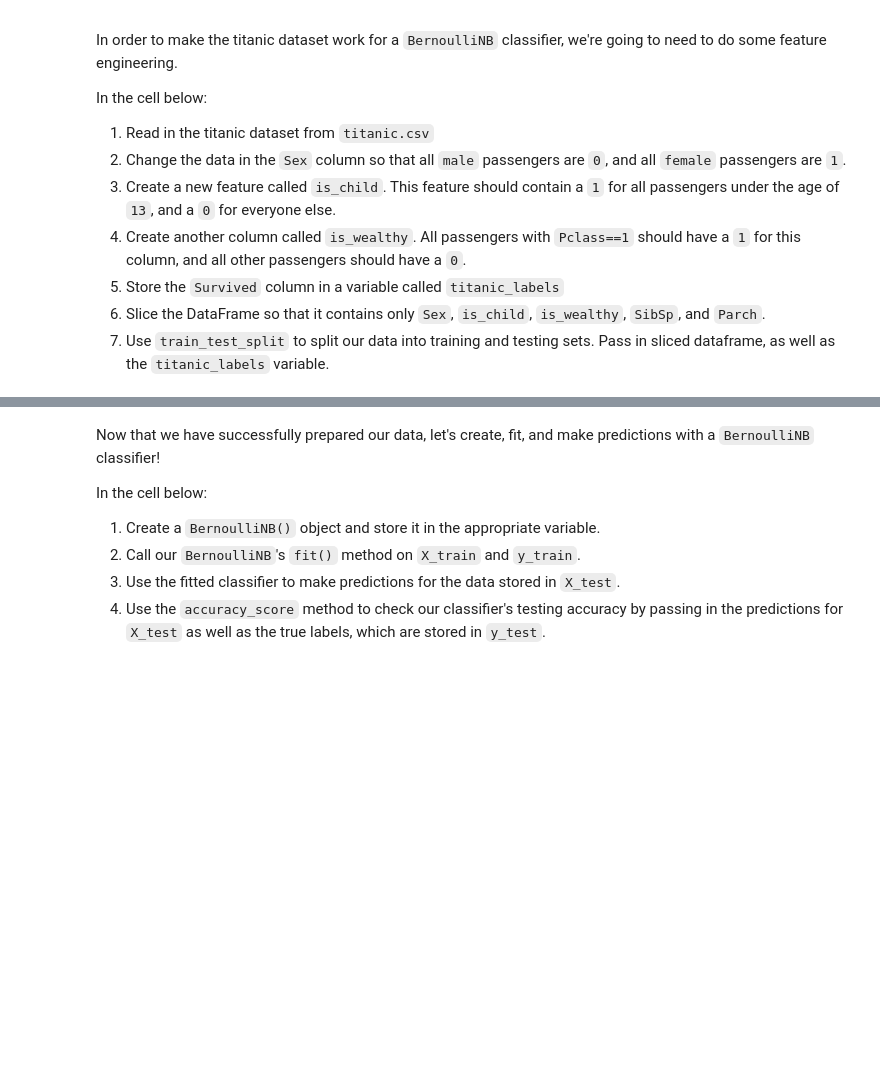
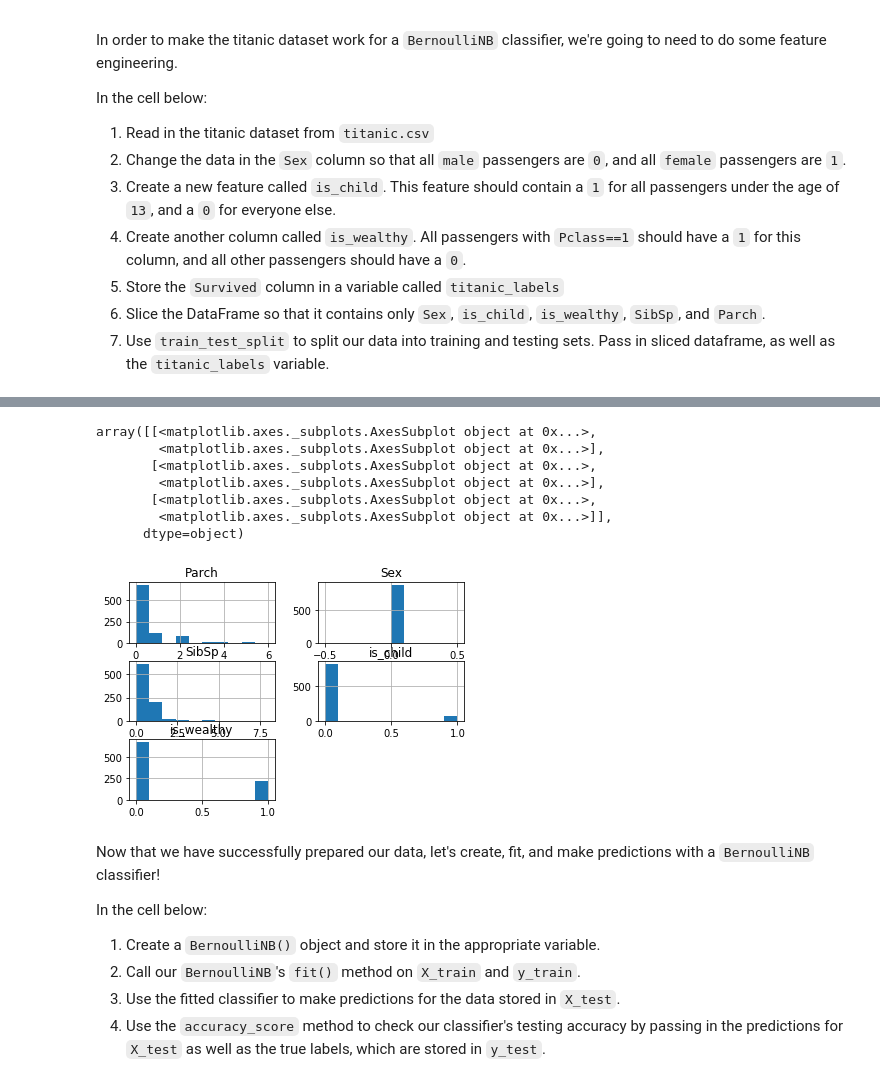
Before and after one commit to learn-co-students/ds-naive-bayes-with-distributions-lab-nyc-career-ds-062518, a Jupyter notebook: index.ipynb, the cells around one changed output, grey strips where cells are left out. Saved outputs shown, nothing was run; the diff lists cells and outputs as text; code cells hidden in the pictures; blank space fills up the shorter version.

```diff
--- a/index.ipynb
+++ b/index.ipynb
@@ -120,3 +148,22 @@ bernoulli_X_train, bernoulli_X_test, bernoulli_y_train, bernoulli_y_test = None
+# %%
+df = pd.read_csv('titanic.csv')
+df['Sex'] = df['Sex'].replace('male',0).replace('female',0)
+df['is_child'] = (df['Age']<13).astype(int)
+df['is_wealthy'] = (df['Pclass']==1).astype(int)
+titanic_labels = df['Survived']
+sliced_df = df.filter(['Sex','is_child','is_wealthy','SibSp','Parch'],axis = 1)
+split = train_test_split(sliced_df, titanic_labels)
+bernoulli_X_train, bernoulli_X_test, bernoulli_y_train, bernoulli_y_test = split[0], split[1], split[2],split[3]
+sliced_df.hist()
+# %% [output]
+array([[<matplotlib.axes._subplots.AxesSubplot object at 0x...>,
+        <matplotlib.axes._subplots.AxesSubplot object at 0x...>],
+       [<matplotlib.axes._subplots.AxesSubplot object at 0x...>,
+        <matplotlib.axes._subplots.AxesSubplot object at 0x...>],
+       [<matplotlib.axes._subplots.AxesSubplot object at 0x...>,
+        <matplotlib.axes._subplots.AxesSubplot object at 0x...>]],
+      dtype=object)
+[figure, added]
 # %% [markdown]
 Now that we have successfully prepared our data, let's create, fit, and make predictions with a `BernoulliNB` classifier!
 
```
Also changed, not shown: parts of 15 cells of this notebook.
